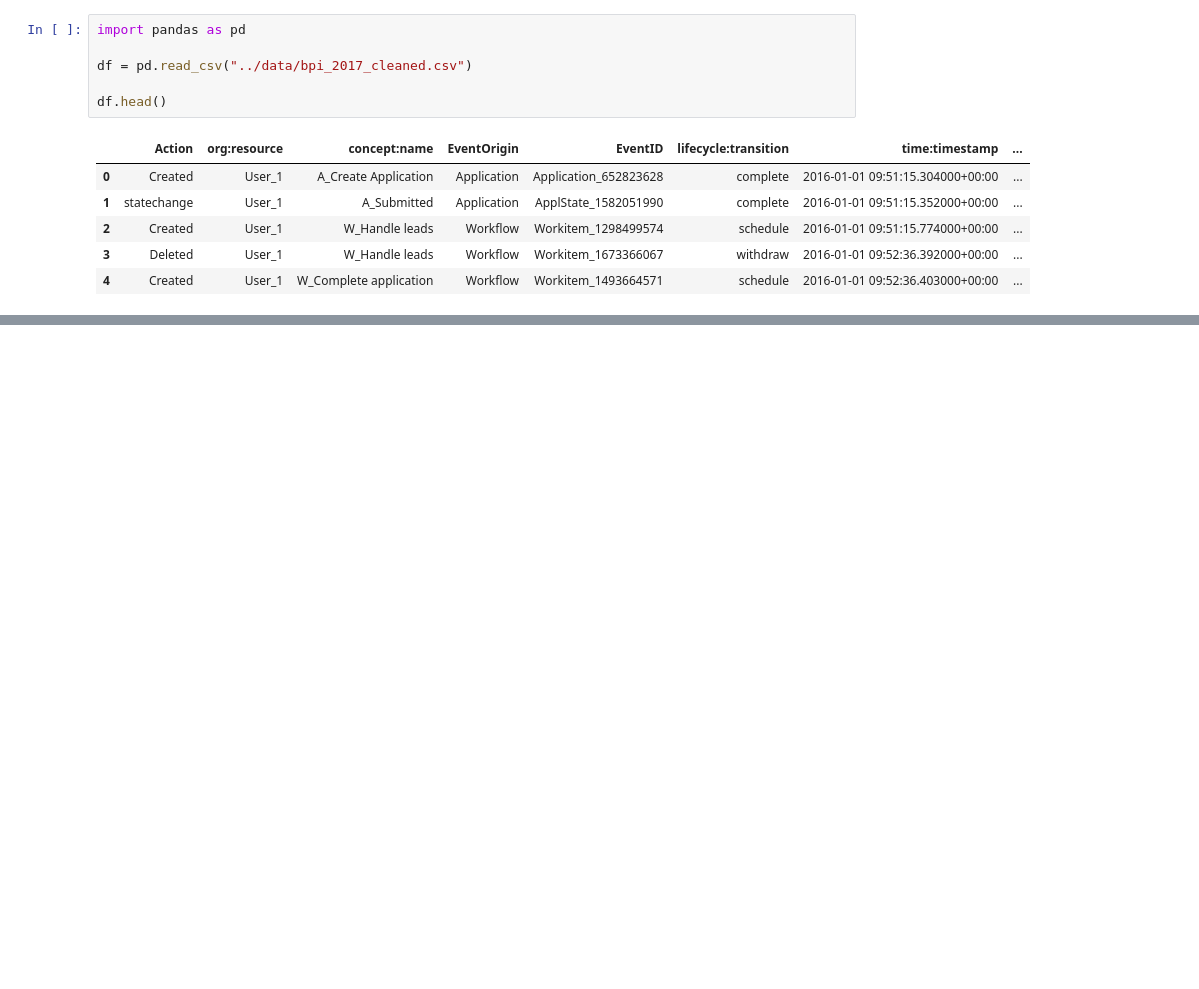
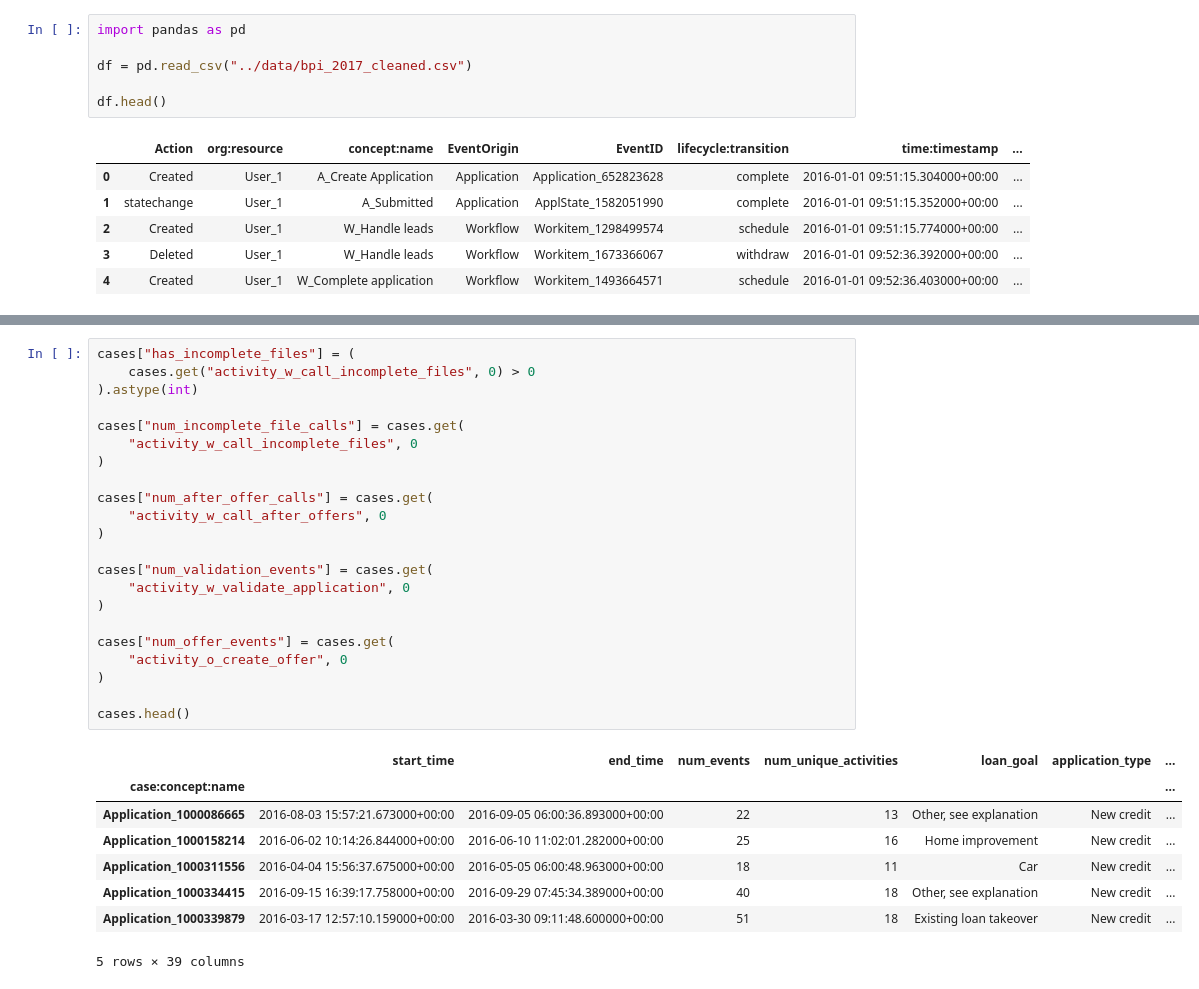
Before and after one commit to alfergal/ml-studio, a Jupyter notebook: ml/loanops/notebooks/01_eda.ipynb, the cells around one changed output, grey strips where cells are left out. Saved outputs shown, nothing was run; the diff lists cells and outputs as text; blank space fills up the shorter version.

```diff
--- a/ml/loanops/notebooks/01_eda.ipynb
+++ b/ml/loanops/notebooks/01_eda.ipynb
@@ -17,0 +180,31 @@ NameError: name 'df' is not defined
+# %%
+cases["has_incomplete_files"] = (
+    cases.get("activity_w_call_incomplete_files", 0) > 0
+).astype(int)
+
+cases["num_incomplete_file_calls"] = cases.get(
+    "activity_w_call_incomplete_files", 0
+)
+
+cases["num_after_offer_calls"] = cases.get(
+    "activity_w_call_after_offers", 0
+)
+
+cases["num_validation_events"] = cases.get(
+    "activity_w_validate_application", 0
+)
+
+cases["num_offer_events"] = cases.get(
+    "activity_o_create_offer", 0
+)
+
+cases.head()
+# %% [output]
+|  | start_time | end_time | num_events | num_unique_activities | loan_goal | application_type | ... |
+| case:concept:name |  |  |  |  |  |  | ... |
+| Application_1000086665 | 2016-08-03 15:57:21.673000+00:00 | 2016-09-05 06:00:36.893000+00:00 | 22 | 13 | Other, see explanation | New credit | ... |
+| Application_1000158214 | 2016-06-02 10:14:26.844000+00:00 | 2016-06-10 11:02:01.282000+00:00 | 25 | 16 | Home improvement | New credit | ... |
+| Application_1000311556 | 2016-04-04 15:56:37.675000+00:00 | 2016-05-05 06:00:48.963000+00:00 | 18 | 11 | Car | New credit | ... |
+| Application_1000334415 | 2016-09-15 16:39:17.758000+00:00 | 2016-09-29 07:45:34.389000+00:00 | 40 | 18 | Other, see explanation | New credit | ... |
+| Application_1000339879 | 2016-03-17 12:57:10.159000+00:00 | 2016-03-30 09:11:48.600000+00:00 | 51 | 18 | Existing loan takeover | New credit | ... |
+5 rows × 39 columns
```
Also changed, not shown: parts of 14 cells of this notebook.
